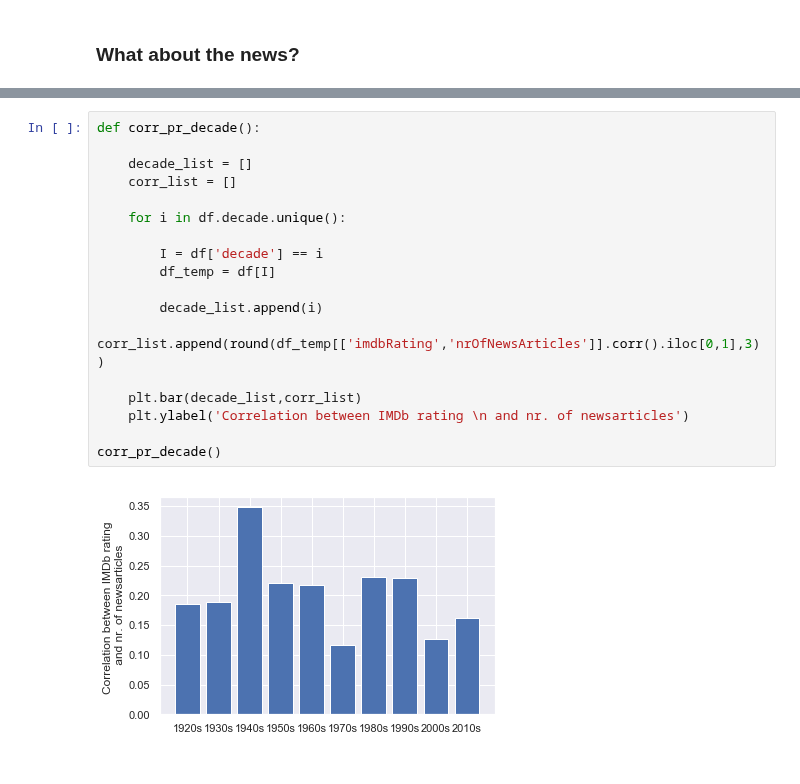
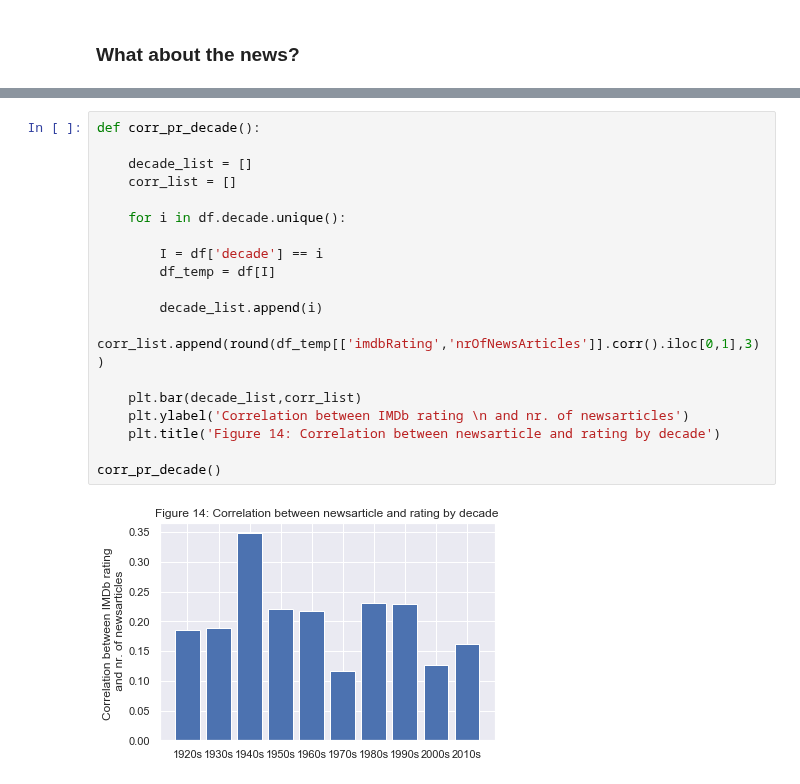
Before and after one commit to NumEconCopenhagen/projects-2019-credible-threats, a Jupyter notebook: dataproject/Final Countdown.ipynb, the cells around one changed output, grey strips where cells are left out. Saved outputs shown, nothing was run; the diff lists cells and outputs as text.

```diff
--- a/dataproject/Final Countdown.ipynb
+++ b/dataproject/Final Countdown.ipynb
@@ -852,20 +857,21 @@ news_pr_movie_fig()
 # %%
 def corr_pr_decade():
 
     decade_list = []
     corr_list = []
 
     for i in df.decade.unique():
 
         I = df['decade'] == i
         df_temp = df[I]
 
         decade_list.append(i)
         corr_list.append(round(df_temp[['imdbRating','nrOfNewsArticles']].corr().iloc[0,1],3))
 
     plt.bar(decade_list,corr_list)
     plt.ylabel('Correlation between IMDb rating \n and nr. of newsarticles')
+    plt.title('Figure 14: Correlation between newsarticle and rating by decade')
 
 corr_pr_decade()
 # %% [output]
-[figure, old version]
+[figure, new version]
```
Also changed, not shown: parts of 15 cells of this notebook.
